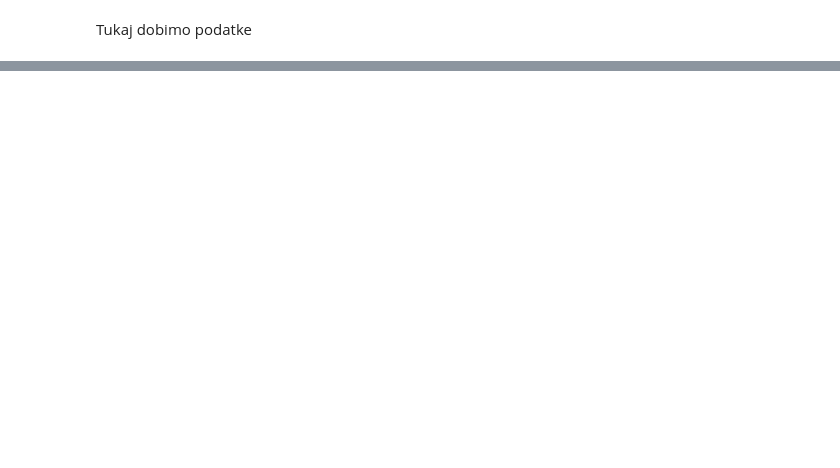
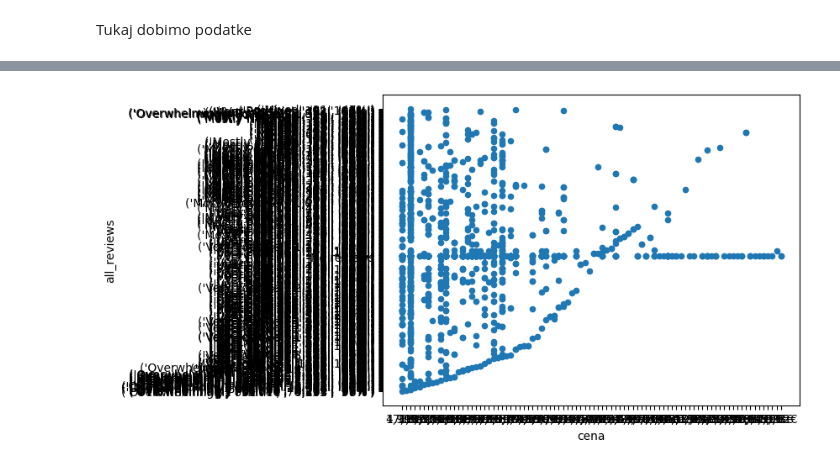
Before and after one commit to MatejFMF/GodotAnalizaPodatkov, a Jupyter notebook: analiza.ipynb, the cells around one changed output, grey strips where cells are left out. Saved outputs shown, nothing was run; the diff lists cells and outputs as text; code cells hidden in the pictures; blank space fills up the shorter version.

```diff
--- a/analiza.ipynb
+++ b/analiza.ipynb
@@ -29,0 +82,5 @@ podatki
+# %%
+
+podatki.plot(kind="scatter",x="cena",y="all_reviews")
+# %% [output]
+[figure, added]
```
Also changed, not shown: parts of 6 cells of this notebook.
